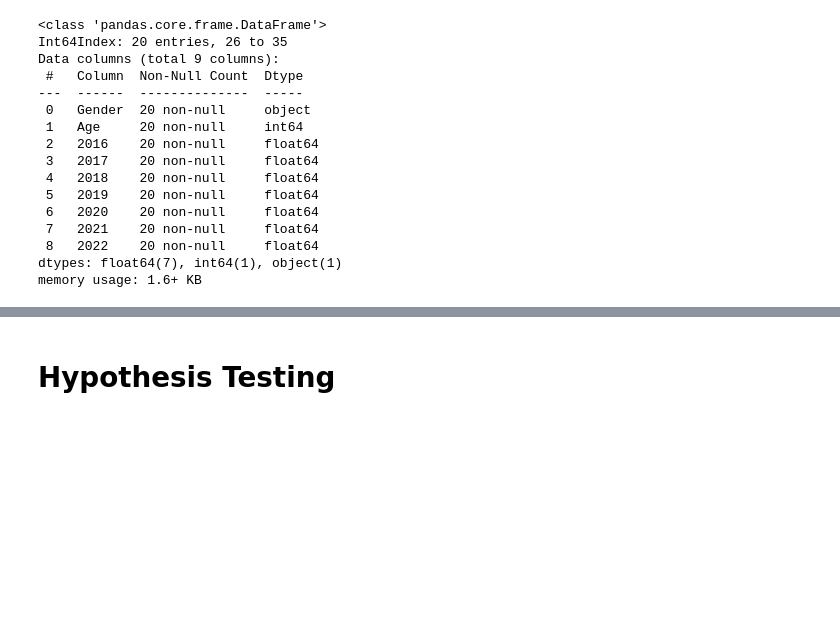
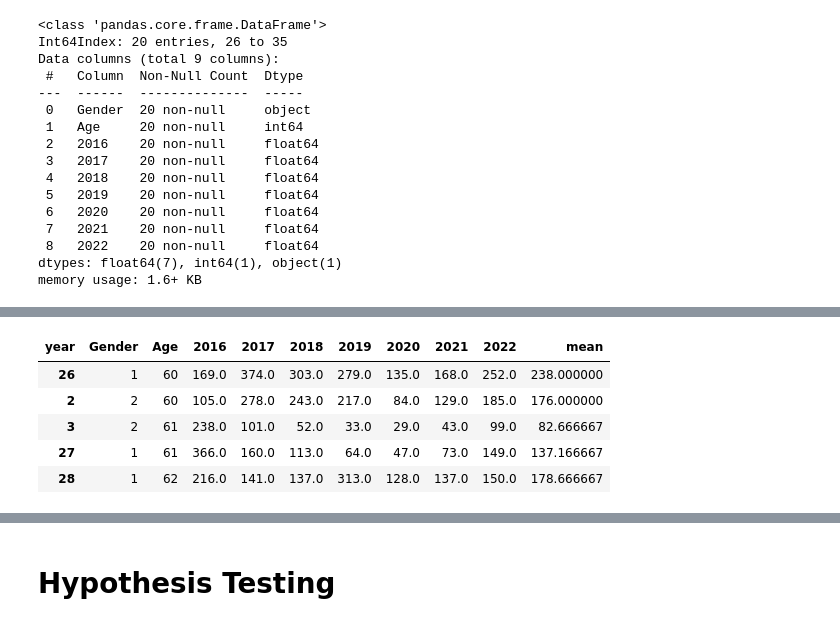
Before and after one commit to raku43/MScDACapstone, a Jupyter notebook: MScDA_Capstone.ipynb, the cells around one changed output, grey strips where cells are left out. Cells and saved outputs as stored; diff of their text form; code cells hidden in the pictures; blank space fills up the shorter version.

```diff
--- a/MScDA_Capstone.ipynb
+++ b/MScDA_Capstone.ipynb
@@ -508,3 +528,12 @@ dflspivotcm
+# %%
+dflspivotlt69.head()
+# %% [output]
+| year | Gender | Age | 2016 | 2017 | 2018 | 2019 | 2020 | 2021 | 2022 | mean |
+| 26 | 1 | 60 | 169.0 | 374.0 | 303.0 | 279.0 | 135.0 | 168.0 | 252.0 | 238.000000 |
+| 2 | 2 | 60 | 105.0 | 278.0 | 243.0 | 217.0 | 84.0 | 129.0 | 185.0 | 176.000000 |
+| 3 | 2 | 61 | 238.0 | 101.0 | 52.0 | 33.0 | 29.0 | 43.0 | 99.0 | 82.666667 |
+| 27 | 1 | 61 | 366.0 | 160.0 | 113.0 | 64.0 | 47.0 | 73.0 | 149.0 | 137.166667 |
+| 28 | 1 | 62 | 216.0 | 141.0 | 137.0 | 313.0 | 128.0 | 137.0 | 150.0 | 178.666667 |
 # %%
 #Plot the co-relation matrix
 correlation = dflspivotlt69.corr()
```
Also changed, not shown: parts of 34 cells of this notebook.
